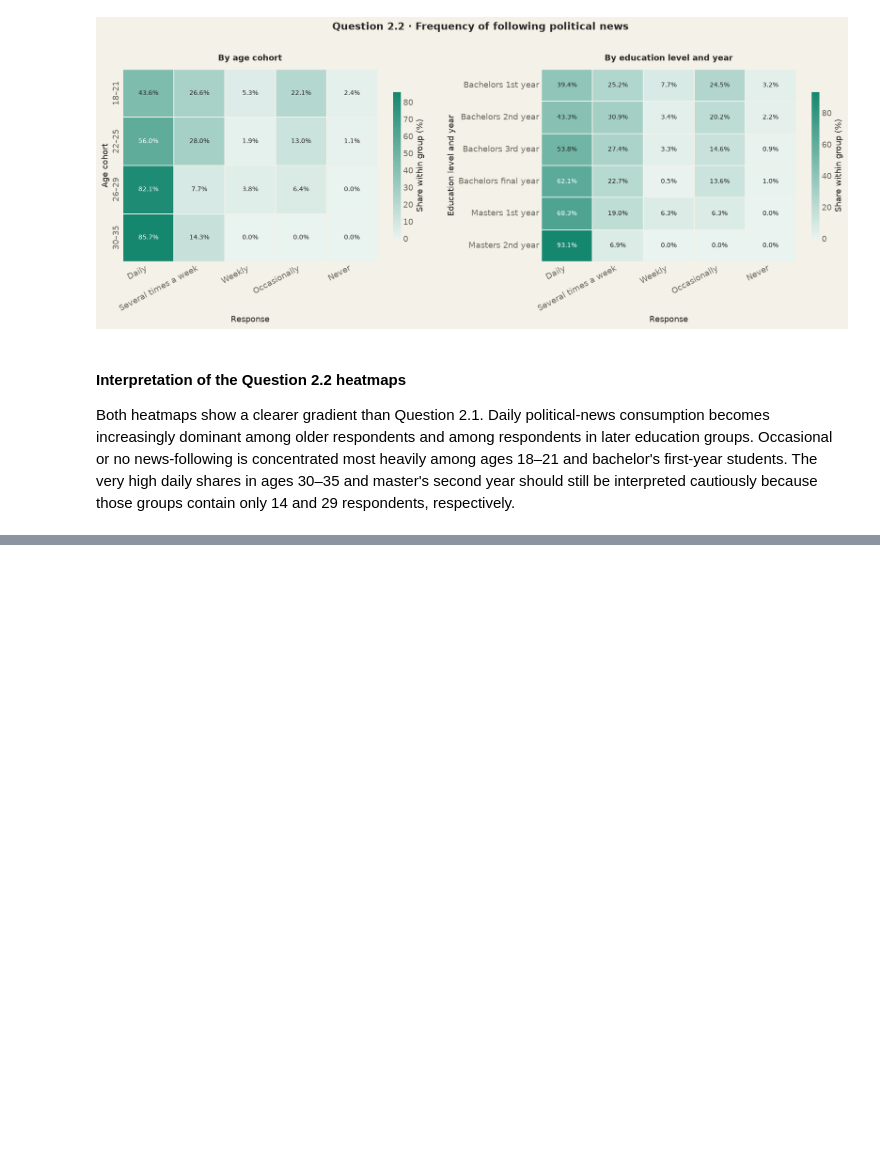
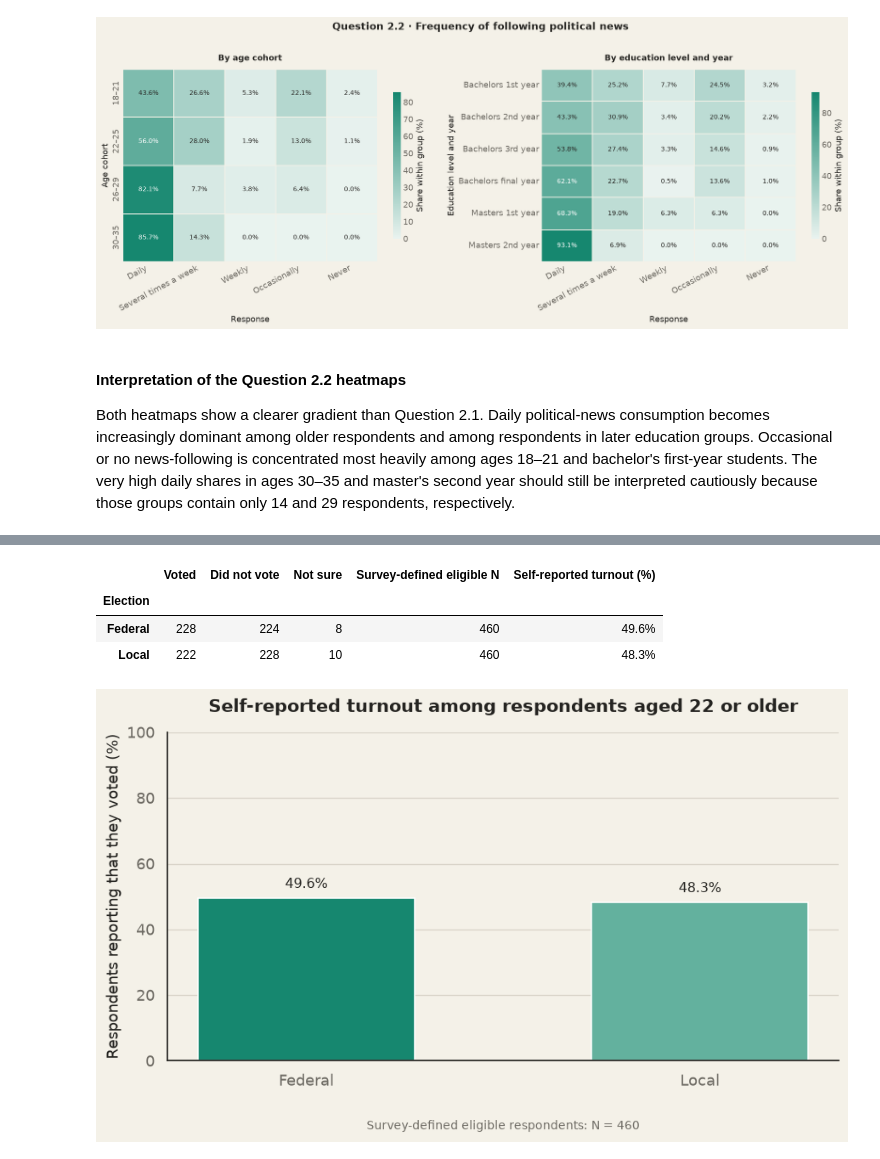
Before and after one commit to acharyaarpan/FNF-student, a Jupyter notebook: 3_analysis/final_report_notebook.ipynb, the cells around one changed output, grey strips where cells are left out. Cells and saved outputs as stored; diff of their text form; code cells hidden in the pictures; blank space fills up the shorter version.

```diff
--- a/3_analysis/final_report_notebook.ipynb
+++ b/3_analysis/final_report_notebook.ipynb
@@ -1086,0 +1227,58 @@ These results use conventional model-based standard errors. The coefficients des
+# %%
+age_numeric = pd.to_numeric(df["age"], errors="coerce")
+eligible_voters = df.loc[age_numeric.ge(22)].copy()
+eligible_n = len(eligible_voters)
+
+election_variables = {
+    "Federal": "q2_4",
+    "Local": "q2_6",
+}
+turnout_rows = []
+for election, variable in election_variables.items():
+    responses = eligible_voters[variable].astype("string").str.strip()
+    counts = responses.value_counts()
+    voted = int(counts.get("Yes", 0))
+    did_not_vote = int(counts.get("No", 0))
+    not_sure = int(counts.get("Not Sure", 0))
+    turnout_rows.append({
+        "Election": election,
+        "Voted": voted,
+        "Did not vote": did_not_vote,
+        "Not sure": not_sure,
+        "Survey-defined eligible N": eligible_n,
+        "Self-reported turnout (%)": 100 * voted / eligible_n,
+    })
+
+turnout_table = pd.DataFrame(turnout_rows).set_index("Election")
+turnout_display = turnout_table.copy()
+turnout_display["Self-reported turnout (%)"] = (
+    turnout_display["Self-reported turnout (%)"].map(lambda value: f"{value:.1f}%")
+)
+display(turnout_display)
+
+fig, ax = plt.subplots(figsize=(7.8, 4.8))
+turnout_percentages = turnout_table["Self-reported turnout (%)"]
+bars = ax.bar(
+    turnout_percentages.index, turnout_percentages.values,
+    color=[REPORT_TEAL, REPORT_TEAL_MID], width=0.55,
+)
+ax.bar_label(bars, labels=[f"{value:.1f}%" for value in turnout_percentages],
+             padding=5, fontsize=10, color=REPORT_INK)
+ax.set_ylabel("Respondents reporting that they voted (%)")
+ax.set_xlabel("")
+ax.set_ylim(0, 100)
+report_title(ax, "Self-reported turnout among respondents aged 22 or older")
+report_axes(ax, grid_axis="y")
+ax.text(
+    0.5, -0.18, f"Survey-defined eligible respondents: N = {eligible_n:,}",
+    transform=ax.transAxes, ha="center", va="top",
+    fontsize=9, color=REPORT_MUTED,
+)
+plt.tight_layout()
+plt.show()
+# %% [output]
+|  | Voted | Did not vote | Not sure | Survey-defined eligible N | Self-reported turnout (%) |
+| Election |  |  |  |  |  |
+| Federal | 228 | 224 | 8 | 460 | 49.6% |
+| Local | 222 | 228 | 10 | 460 | 48.3% |
+[figure, added]
```
Also changed, not shown: parts of 14 cells of this notebook, 18 other files.
